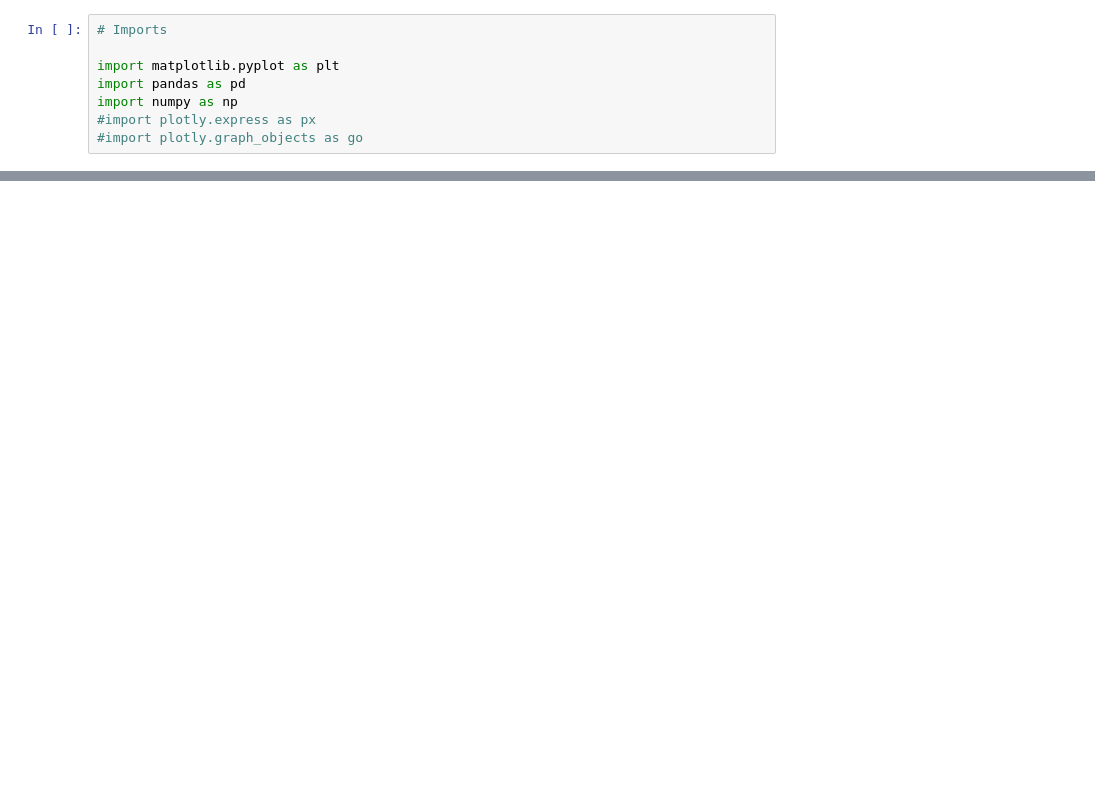
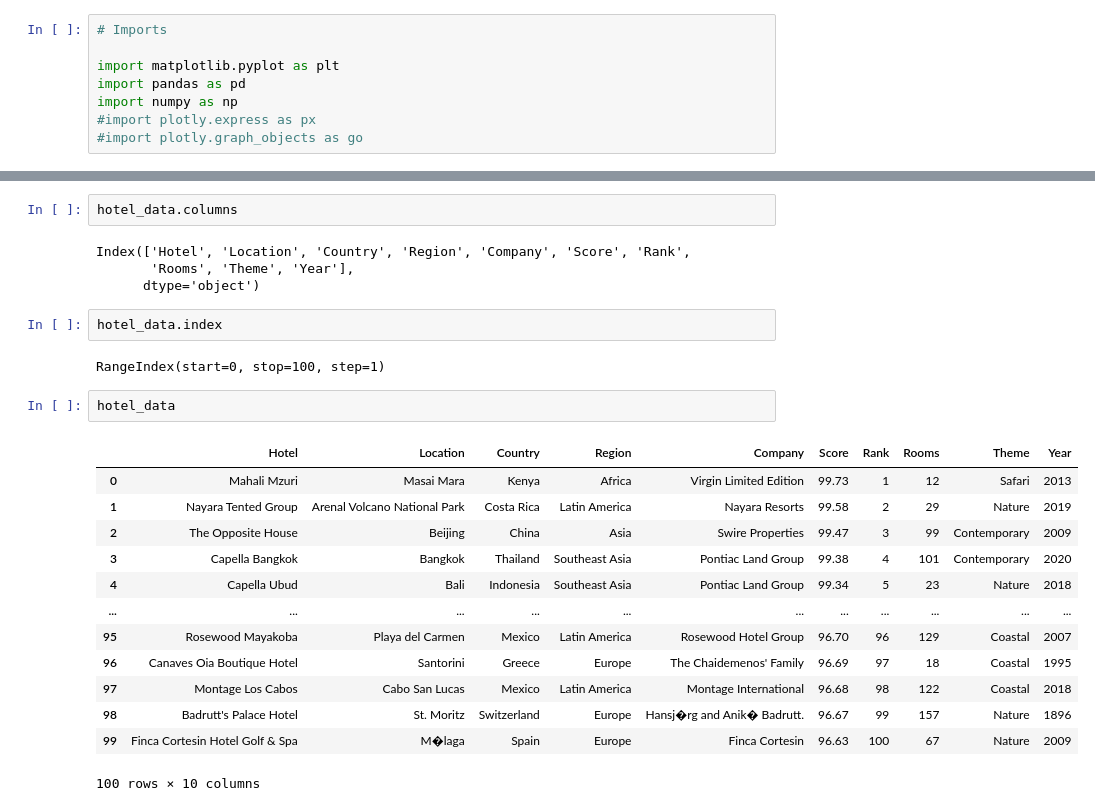
Before and after one commit to squarepusher83/learning, a Jupyter notebook: learning.ipynb, the cells around one changed output, grey strips where cells are left out. Drawn from its saved outputs; the diff is of its cells as text; blank space fills up the shorter version.

```diff
--- a/learning.ipynb
+++ b/learning.ipynb
@@ -14,0 +31,26 @@ hotel_data = pd.read_csv('100_hotels.csv')
+# %%
+hotel_data.columns
+# %% [output]
+Index(['Hotel', 'Location', 'Country', 'Region', 'Company', 'Score', 'Rank',
+       'Rooms', 'Theme', 'Year'],
+      dtype='object')
+# %%
+hotel_data.index
+# %% [output]
+RangeIndex(start=0, stop=100, step=1)
+# %%
+hotel_data
+# %% [output]
+|  | Hotel | Location | Country | Region | Company | Score | Rank | Rooms | Theme | Year |
+| 0 | Mahali Mzuri | Masai Mara | Kenya | Africa | Virgin Limited Edition | 99.73 | 1 | 12 | Safari | 2013 |
+| 1 | Nayara Tented Group | Arenal Volcano National Park | Costa Rica | Latin America | Nayara Resorts | 99.58 | 2 | 29 | Nature | 2019 |
+| 2 | The Opposite House | Beijing | China | Asia | Swire Properties | 99.47 | 3 | 99 | Contemporary | 2009 |
+| 3 | Capella Bangkok | Bangkok | Thailand | Southeast Asia | Pontiac Land Group | 99.38 | 4 | 101 | Contemporary | 2020 |
+| 4 | Capella Ubud | Bali | Indonesia | Southeast Asia | Pontiac Land Group | 99.34 | 5 | 23 | Nature | 2018 |
+| ... | ... | ... | ... | ... | ... | ... | ... | ... | ... | ... |
+| 95 | Rosewood Mayakoba | Playa del Carmen | Mexico | Latin America | Rosewood Hotel Group | 96.70 | 96 | 129 | Coastal | 2007 |
+| 96 | Canaves Oia Boutique Hotel | Santorini | Greece | Europe | The Chaidemenos' Family | 96.69 | 97 | 18 | Coastal | 1995 |
+| 97 | Montage Los Cabos | Cabo San Lucas | Mexico | Latin America | Montage International | 96.68 | 98 | 122 | Coastal | 2018 |
+| 98 | Badrutt's Palace Hotel | St. Moritz | Switzerland | Europe | Hansj�rg and Anik� Badrutt. | 96.67 | 99 | 157 | Nature | 1896 |
+| 99 | Finca Cortesin Hotel Golf & Spa | M�laga | Spain | Europe | Finca Cortesin | 96.63 | 100 | 67 | Nature | 2009 |
+100 rows × 10 columns
```
Also changed, not shown: parts of 12 cells of this notebook.
